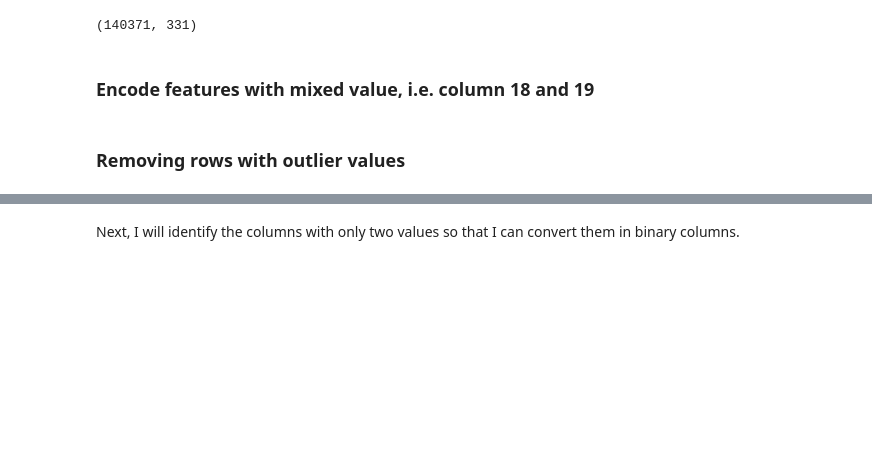
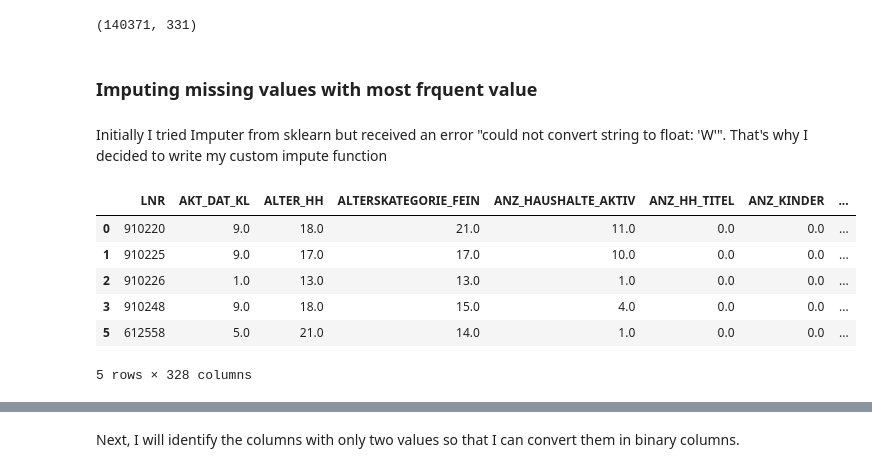
Before and after one commit to MridulGangwar/Arvato-Customer-Identification, a Jupyter notebook: Arvato Project Workbook.ipynb, the cells around one changed output, grey strips where cells are left out. Drawn from its saved outputs; the diff is of its cells as text; code cells hidden in the pictures; blank space fills up the shorter version.

```diff
--- a/Arvato Project Workbook.ipynb
+++ b/Arvato Project Workbook.ipynb
@@ -350,6 +369,6 @@ plt.ylabel('# Rows');
 # %% [markdown]
 I'll use a threshold of 230 which means that rows that have more than 230 features missing will be dropped.
 # %%
-azdias_low_missing = azdias.dropna(thresh=230)
-azdias_low_missing.shape
+azdias = azdias.dropna(thresh=230)
+azdias.shape
 # %% [output]
@@ -368,6 +387,30 @@ customers_low_missing.shape
 # %% [output]
 (140371, 331)
-# %% [markdown]
-### Encode features with mixed value, i.e. column 18 and 19
-# %% [markdown]
-### Removing rows with outlier values
+# %% [markdown]
+### Imputing missing values with most frquent value
+# %% [markdown]
+Initially I tried Imputer from sklearn but received an error "could not convert string to float: 'W'". That's why I decided to write my custom impute function
+# %%
+def impute(df):
+    """
+    Imputes the most frequent value per column.
+    """
+    df_copy = df.copy()
+    columns = df_copy.columns[df_copy.isnull().any()]
+
+    for col in columns:
+        most_freq = df_copy.groupby([col])[col].count().sort_values(ascending=False).index[0]
+        df_copy[col].fillna(most_freq, inplace=True)
+
+    return df_copy
+# %%
+azdias = impute(azdias)
+azdias.head()
+# %% [output]
+|  | LNR | AKT_DAT_KL | ALTER_HH | ALTERSKATEGORIE_FEIN | ANZ_HAUSHALTE_AKTIV | ANZ_HH_TITEL | ANZ_KINDER | ... |
+| 0 | 910220 | 9.0 | 18.0 | 21.0 | 11.0 | 0.0 | 0.0 | ... |
+| 1 | 910225 | 9.0 | 17.0 | 17.0 | 10.0 | 0.0 | 0.0 | ... |
+| 2 | 910226 | 1.0 | 13.0 | 13.0 | 1.0 | 0.0 | 0.0 | ... |
+| 3 | 910248 | 9.0 | 18.0 | 15.0 | 4.0 | 0.0 | 0.0 | ... |
+| 5 | 612558 | 5.0 | 21.0 | 14.0 | 1.0 | 0.0 | 0.0 | ... |
+5 rows × 328 columns
```
Also changed, not shown: parts of 30 cells of this notebook.
